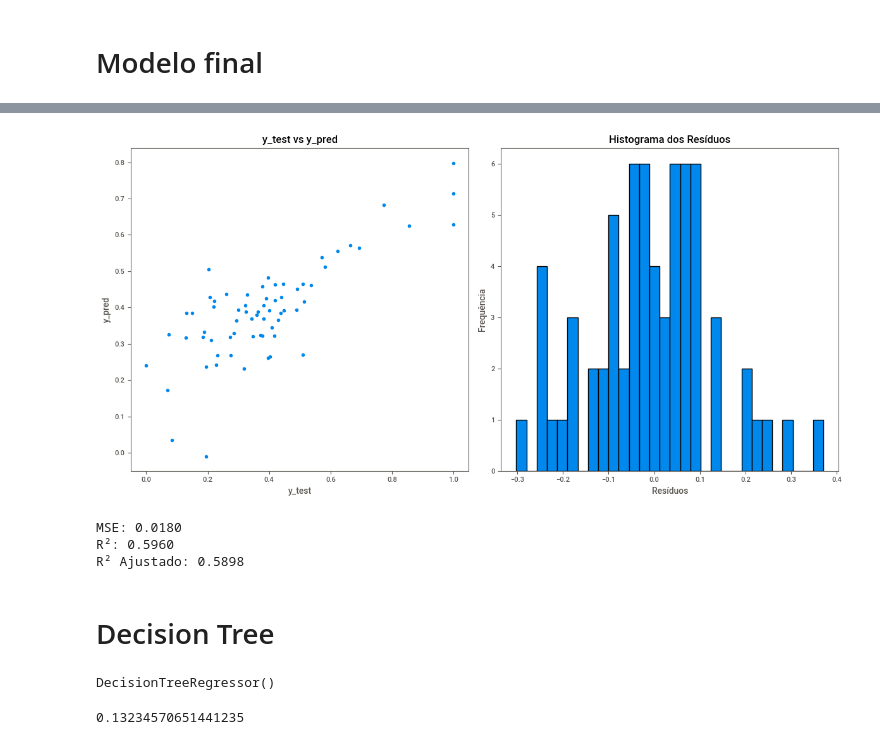
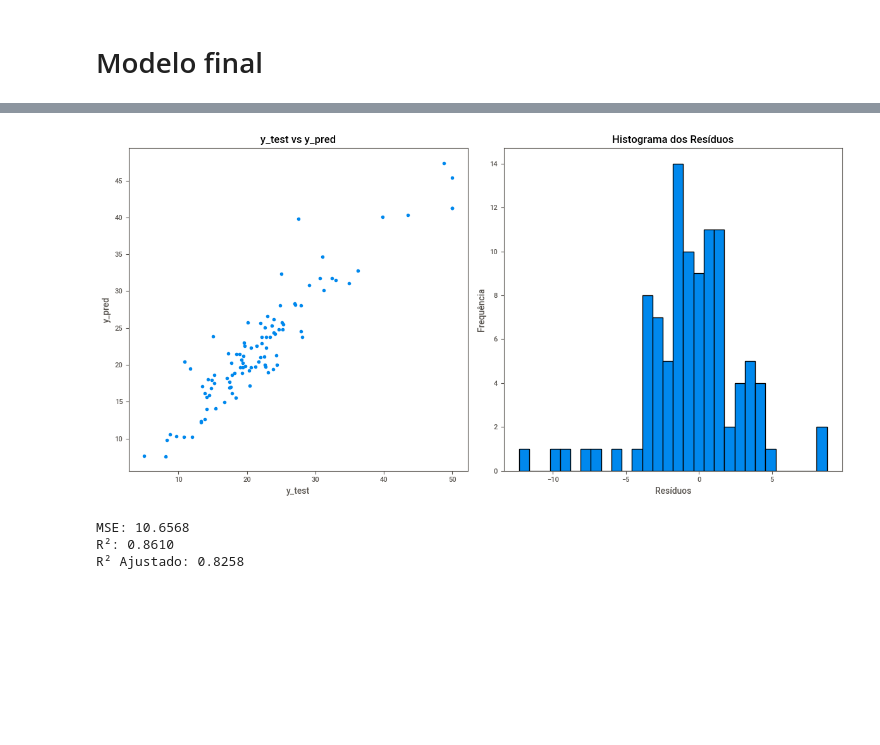
Before and after one commit to periclesbgf/The-Boston-Housing-Dataset, a Jupyter notebook: boston-housing-notebook.ipynb, the cells around one changed output, grey strips where cells are left out. Cells and saved outputs as stored; diff of their text form; code cells hidden in the pictures; blank space fills up the shorter version.

Commit message:
all models

```diff
--- a/boston-housing-notebook.ipynb
+++ b/boston-housing-notebook.ipynb
@@ -312,7 +310,7 @@ plt.tight_layout(pad=0.4, w_pad=0.5, h_pad=5.0)
 # %% [output]
 [figure]
 # %%
-features = df[colum]
+'''features = df[colum]
 
 scaler = MinMaxScaler()
 scaled_features = scaler.fit_transform(features)
@@ -320,3 +318,5 @@ df_scaled = pd.DataFrame(data=scaled_features, columns=colum)
 
 print("DataFrame Normalizado (MinMaxScaler):")
 print(df_scaled)
+'''
+df_scaled = df
@@ -406,7 +388,7 @@ R² nos dados de teste: 0.595974711770942
 # %% [markdown]
 ## Holdout Parcial
 # %%
-X = df_scaled.drop(columns=['crim', 'zn', 'indus', 'chas', 'nox', 'age', 'dis', 'rad', 'tax', 'medv']).values
+X = df_scaled.drop(columns=['chas', 'dis', 'zn', 'rad', 'age', 'crim', 'nox', 'medv']).values # Colunas utilizadas: ['rm', 'lstat']
 y = df_scaled['medv'].values
 
-X_treinamento, X_teste, y_treinamento, y_teste = train_test_split(X, y, test_size=0.2, random_state=42)
+X_treinamento, X_teste, y_treinamento, y_teste = train_test_split(X, y, test_size=0.3, random_state=42)
@@ -542,7 +542,7 @@ Média do R2 na Regressão Lasso com k-fold Cross-Validation: -0.023088501352145
 from sklearn.linear_model import Ridge
 
 # Configurando a validação cruzada k-fold com k=5
-kf = KFold(n_splits=50, shuffle=True, random_state=0)
+kf = KFold(n_splits=10, shuffle=True, random_state=0)
 
 # Inicializando uma lista para armazenar os resultados do MSE em cada fold
 mse_scores = []
@@ -671,7 +671,8 @@ Grau 5: MSE: 0.1970, R² Score: -3.8451
 # %%
 from sklearn.model_selection import GridSearchCV
 
-graus = [1, 2, 3, 4, 5]
+graus = [1, 2, 3, 4]
+kff = 3
 
 for grau in graus:
     # Crie o modelo polinomial
@@ -684,11 +685,11 @@ for grau in graus:
     parametros_lasso = {'alpha': [0.01, 0.1, 1, 10, 100]}
 
     # Encontre o melhor valor de alpha para o modelo Ridge usando GridSearchCV
-    grid_search_ridge = GridSearchCV(Ridge(), parametros_ridge, cv=10, scoring='r2')
+    grid_search_ridge = GridSearchCV(Ridge(), parametros_ridge, cv=kff, scoring='r2')
     grid_search_ridge.fit(X_train_poly, y_treinamento)
 
     # Encontre o melhor valor de alpha para o modelo Lasso usando GridSearchCV
-    grid_search_lasso = GridSearchCV(Lasso(), parametros_lasso, cv=10, scoring='r2')
+    grid_search_lasso = GridSearchCV(Lasso(), parametros_lasso, cv=kff, scoring='r2')
     grid_search_lasso.fit(X_train_poly, y_treinamento)
 
     # Obtenha os melhores modelos encontrados
@@ -738,67 +951,57 @@ Melhor Grau encontrado foi o 3, utilizando o valor 0.1 de alpha com a regulariza
 # %%
-from sklearn.linear_model import LinearRegression
+from sklearn.linear_model import Lasso
+from sklearn.preprocessing import PolynomialFeatures
 from sklearn.metrics import mean_squared_error, r2_score
-import matplotlib.pyplot as plt
 
-# Criando e treinando o modelo de Regressão Linear Simples
-modelo = LinearRegression()
-modelo.fit(X_treinamento1, y_treinamento1)
+# Criando características polinomiais de grau 3
+poly_features = PolynomialFeatures(degree=2, include_bias=False)
+X_treinamento_poly = poly_features.fit_transform(X_treinamento)
+X_teste_poly = poly_features.transform(X_teste)
+
+# Criando e treinando o modelo de Regressão Lasso
+alpha = 1  # Escolha um valor adequado para o parâmetro de regularização
+lasso_reg = Lasso(alpha=alpha)
+lasso_reg.fit(X_treinamento_poly, y_treinamento)
 
 # Fazendo previsões nos dados de teste
-y_test_pred = modelo.predict(X_teste1)
+y_test_pred = lasso_reg.predict(X_teste_poly)
 
 # Calculando as métricas de erro
-mse = mean_squared_error(y_teste1, y_test_pred)
-r2 = r2_score(y_teste1, y_test_pred)
+mse = mean_squared_error(y_teste, y_test_pred)
+r2 = r2_score(y_teste, y_test_pred)
 
 # Calculando R² Ajustado
-n = X_teste1.shape[0] # número de observações de teste
-p = X_teste1.shape[1] # número de features
+n = X_teste_poly.shape[0]  # número de observações de teste
+p = X_teste_poly.shape[1]  # número de features
 r2_ajustado = 1 - (1 - r2) * (n - 1) / (n - p - 1)
 
 # Visualizando os resíduos
 plt.figure(figsize=(12, 6))
 
 # Gráfico y_test vs y_pred
 plt.subplot(1, 2, 1)
-plt.scatter(y_teste1, y_test_pred)
+plt.scatter(y_teste, y_test_pred)
 plt.xlabel('y_test')
 plt.ylabel('y_pred')
 plt.title('y_test vs y_pred')
 
 # Histograma dos resíduos
-residuos = y_teste1 - y_test_pred
+residuos = y_teste - y_test_pred
 plt.subplot(1, 2, 2)
 plt.hist(residuos, bins=30, edgecolor='black')
 plt.xlabel('Resíduos')
 plt.ylabel('Frequência')
 plt.title('Histograma dos Resíduos')
 
 plt.tight_layout()
 plt.show()
 
 # Imprimindo as métricas
 print(f'MSE: {mse:.4f}')
 print(f'R²: {r2:.4f}')
 print(f'R² Ajustado: {r2_ajustado:.4f}')
 # %% [output]
-[figure, old version]
+[figure, new version]
-MSE: 0.0180
-R²: 0.5960
-R² Ajustado: 0.5898
+MSE: 10.6568
+R²: 0.8610
+R² Ajustado: 0.8258
-# %% [markdown]
-# Decision Tree
-# %%
-from sklearn.tree import DecisionTreeRegressor
-
-tree_reg = DecisionTreeRegressor()
-tree_reg.fit(X_treinamento, y_treinamento)
-# %% [output]
-DecisionTreeRegressor()
-# %%
-predict = tree_reg.predict(X_teste)
-tree_mse = mean_squared_error(y_teste, predict)
-tree_rmse = np.sqrt(tree_mse)
-tree_rmse
-# %% [output]
-0.13234570651441235
```
Also changed, not shown: parts of 42 cells of this notebook.
